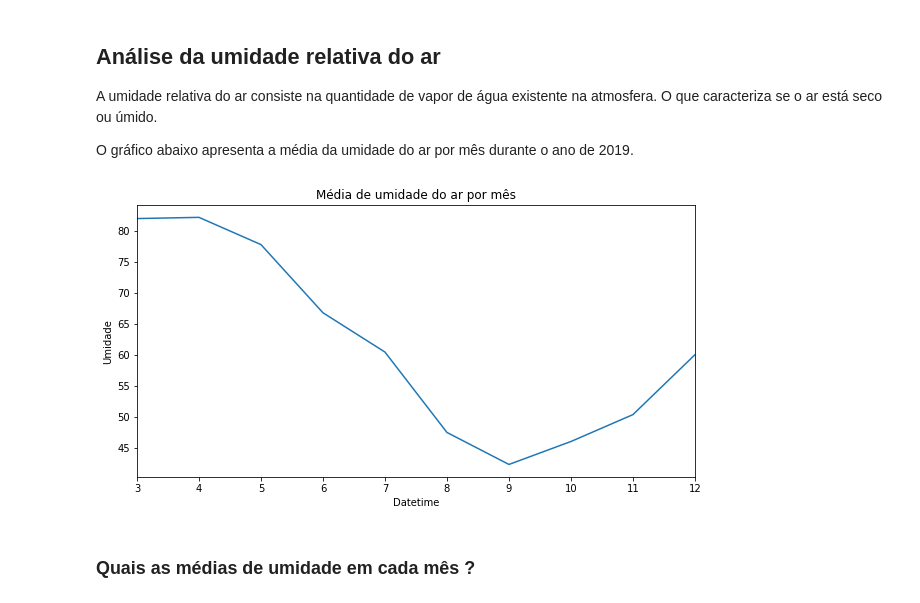
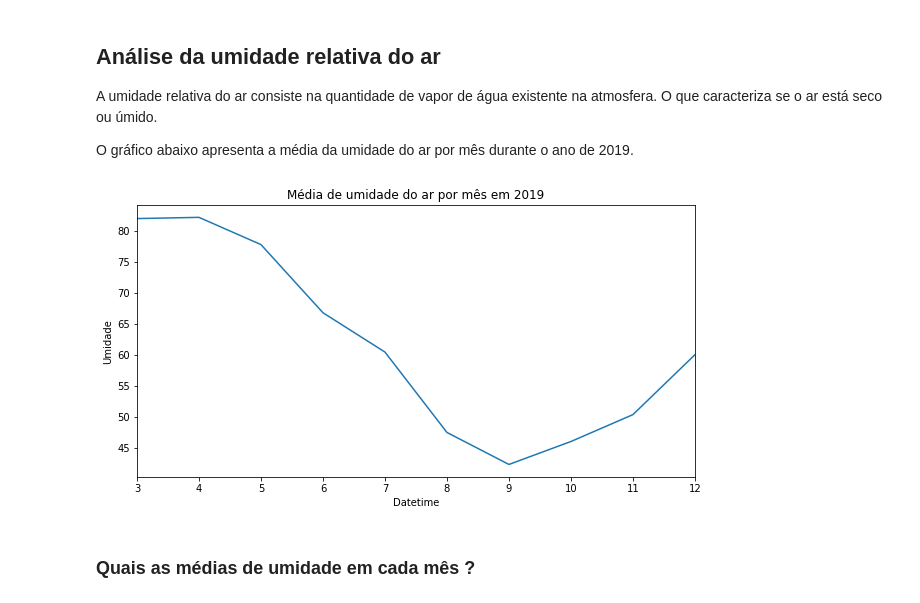
Before and after one commit to fabiorolim/dados_meteorologicos_oeiras, a Jupyter notebook: dados_meteorológiocos_oeiras_2019.ipynb, the cells around one changed output. Saved outputs shown, nothing was run; the diff lists cells and outputs as text; code cells hidden in the pictures.

```diff
--- a/dados_meteorológiocos_oeiras_2019.ipynb
+++ b/dados_meteorológiocos_oeiras_2019.ipynb
@@ -328,15 +327,15 @@ O gráfico abaixo apresenta a média da umidade do ar por mês durante o ano de
 # %%
 # Calcula a média da umidade por mês
 media_umidade_mes = df_clean.HumOut.groupby(by=[df_clean.index.month]).mean()
 
 # PLota o gráfico de média de umidade do ar por mês
 fig, ax = plt.subplots(figsize=(10, 5))
-ax.set_title('Média de umidade do ar por mês')
+ax.set_title('Média de umidade do ar por mês em 2019')
 ax.set_xlabel('Mês')
 ax.set_ylabel('Umidade')
 media_umidade_mes.plot(kind='line', ax=ax);
 # %% [output]
-[figure, old version]
+[figure, new version]
 # %% [markdown]
 ### Quais as médias de umidade em cada mês ?
 # %%
```
Also changed, not shown: parts of 8 cells of this notebook.
